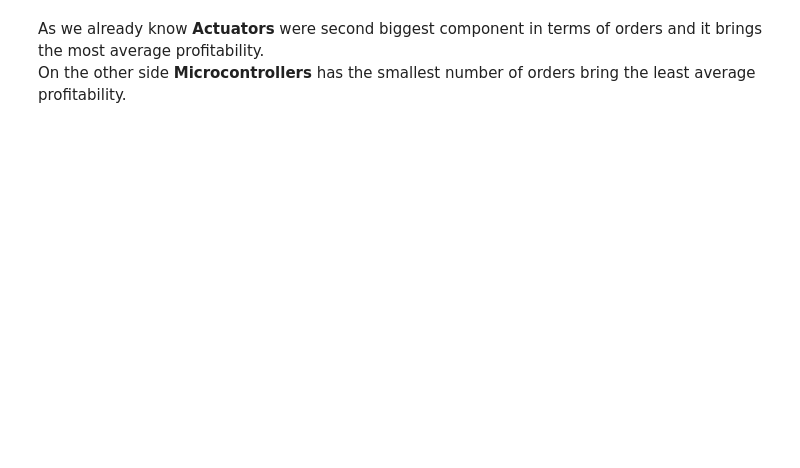
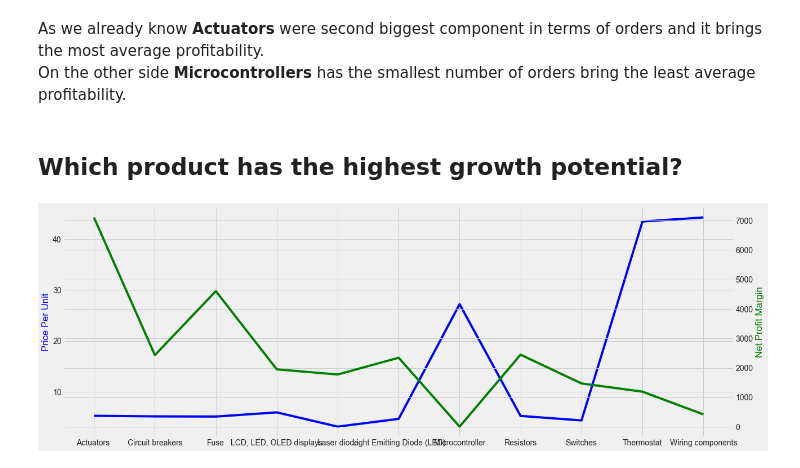
Before and after one commit to ValGRY/Data-Science-Projects, a Jupyter notebook: Techno Industries Inc/Techno Industries Inc..ipynb, the cells around one changed output. Saved outputs shown, nothing was run; the diff lists cells and outputs as text; code cells hidden in the pictures; blank space fills up the shorter version.

```diff
--- a/Techno Industries Inc/Techno Industries Inc..ipynb
+++ b/Techno Industries Inc/Techno Industries Inc..ipynb
@@ -408,0 +407,22 @@ df.Product.unique()
+# %% [markdown]
+## Which product has the highest growth potential?
+# %%
+plt.style.use('fivethirtyeight')
+
+a = df.groupby(['Product'])['Price (per unit)'].mean()
+b = df.groupby(['Product'])['Net Profit Margin'].sum()
+
+fig, ax1 = plt.subplots(figsize = (19,7))
+
+ax1.plot(a, color = 'b')
+
+# ax1, ax2.set_xlabel('Product')
+
+ax2 = ax1.twinx()
+ax2.plot(b,color = 'g')
+
+ax1.set_ylabel('Price Per Unit', color = 'b')
+ax2.set_ylabel('Net Profit Margin', color = 'g')
+plt.show();
+# %% [output]
+[figure, added]
```
Also changed, not shown: parts of 17 cells of this notebook.
